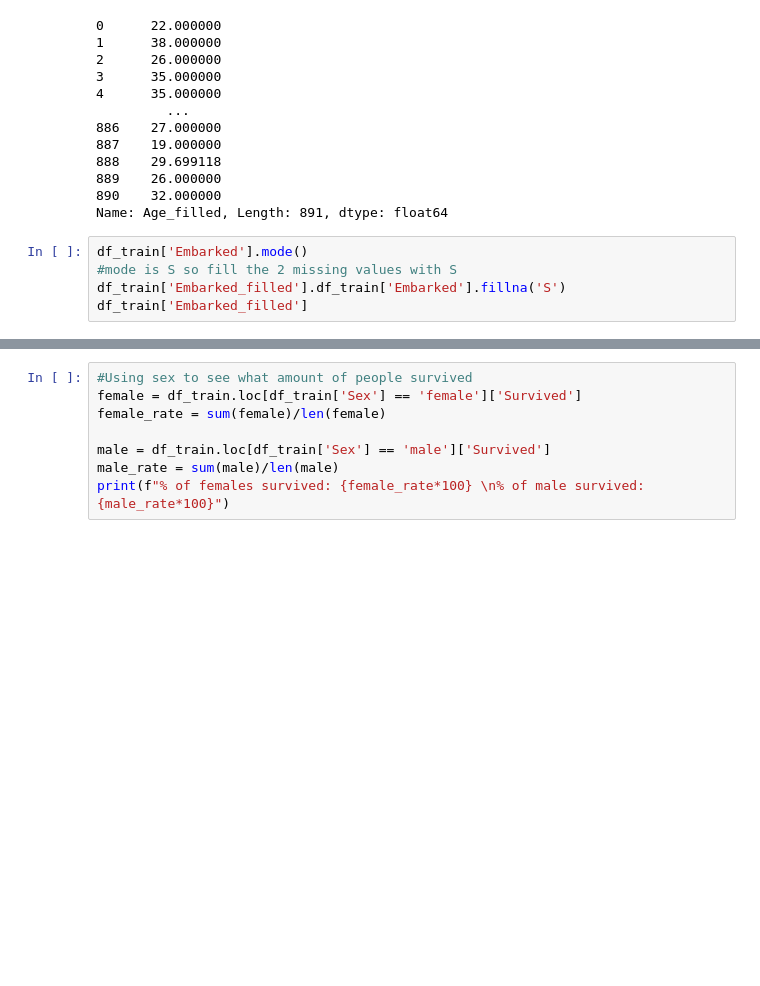
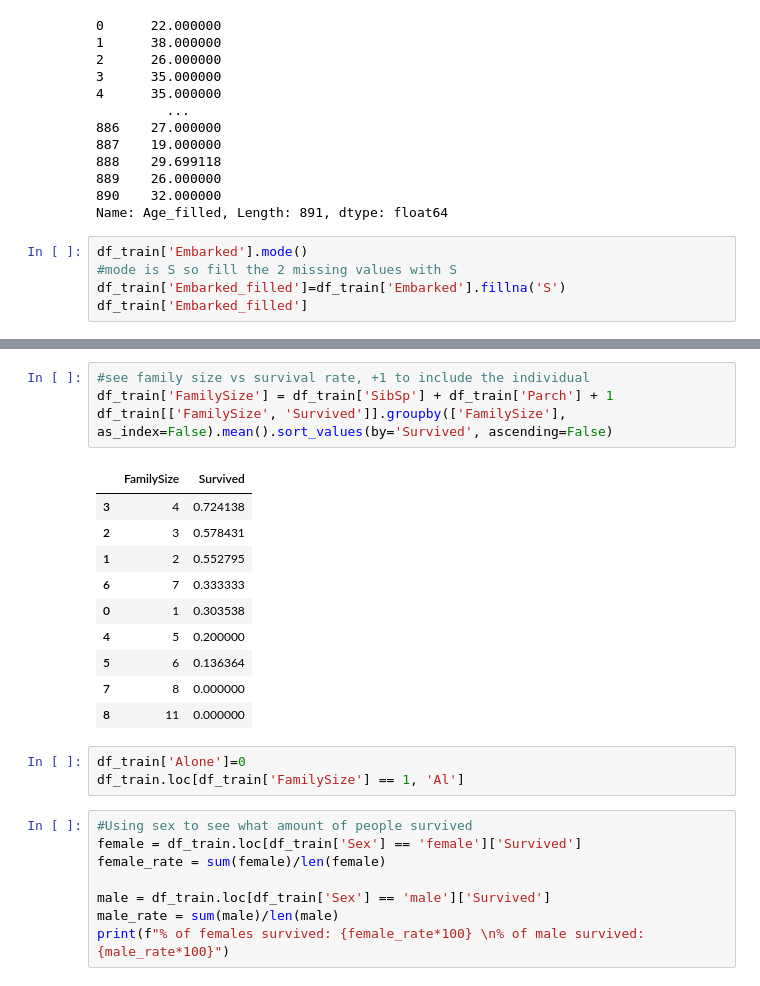
Before and after one commit to mariatan0/titanic, a Jupyter notebook: titanic_notebook.ipynb, the cells around one changed output, grey strips where cells are left out. Saved outputs shown, nothing was run; the diff lists cells and outputs as text; blank space fills up the shorter version.

Commit message:
Create family size & survived dataframe

```diff
--- a/titanic_notebook.ipynb
+++ b/titanic_notebook.ipynb
@@ -112,6 +112,6 @@ Name: Age_filled, Length: 891, dtype: float64
 # %%
 df_train['Embarked'].mode()
 #mode is S so fill the 2 missing values with S
-df_train['Embarked_filled'].df_train['Embarked'].fillna('S')
+df_train['Embarked_filled']=df_train['Embarked'].fillna('S')
 df_train['Embarked_filled']
 # %% [output]
@@ -119,3 +130,21 @@ KeyError: 'Embarked_filled'
+# %%
+#see family size vs survival rate, +1 to include the individual
+df_train['FamilySize'] = df_train['SibSp'] + df_train['Parch'] + 1
+df_train[['FamilySize', 'Survived']].groupby(['FamilySize'], as_index=False).mean().sort_values(by='Survived', ascending=False)
+# %% [output]
+|  | FamilySize | Survived |
+| 3 | 4 | 0.724138 |
+| 2 | 3 | 0.578431 |
+| 1 | 2 | 0.552795 |
+| 6 | 7 | 0.333333 |
+| 0 | 1 | 0.303538 |
+| 4 | 5 | 0.200000 |
+| 5 | 6 | 0.136364 |
+| 7 | 8 | 0.000000 |
+| 8 | 11 | 0.000000 |
+# %%
+df_train['Alone']=0
+df_train.loc[df_train['FamilySize'] == 1, 'Al']
 # %%
 #Using sex to see what amount of people survived
 female = df_train.loc[df_train['Sex'] == 'female']['Survived']
```
Also changed, not shown: parts of 1 cell of this notebook.
